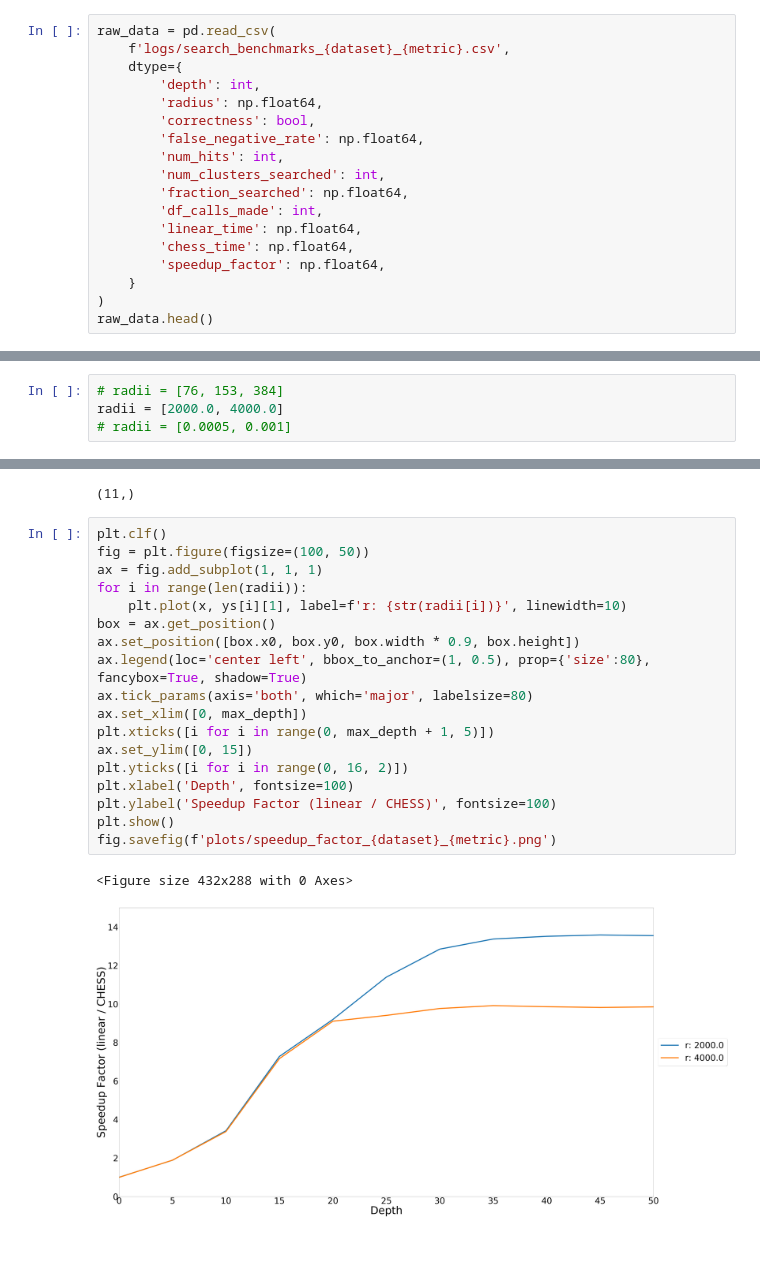
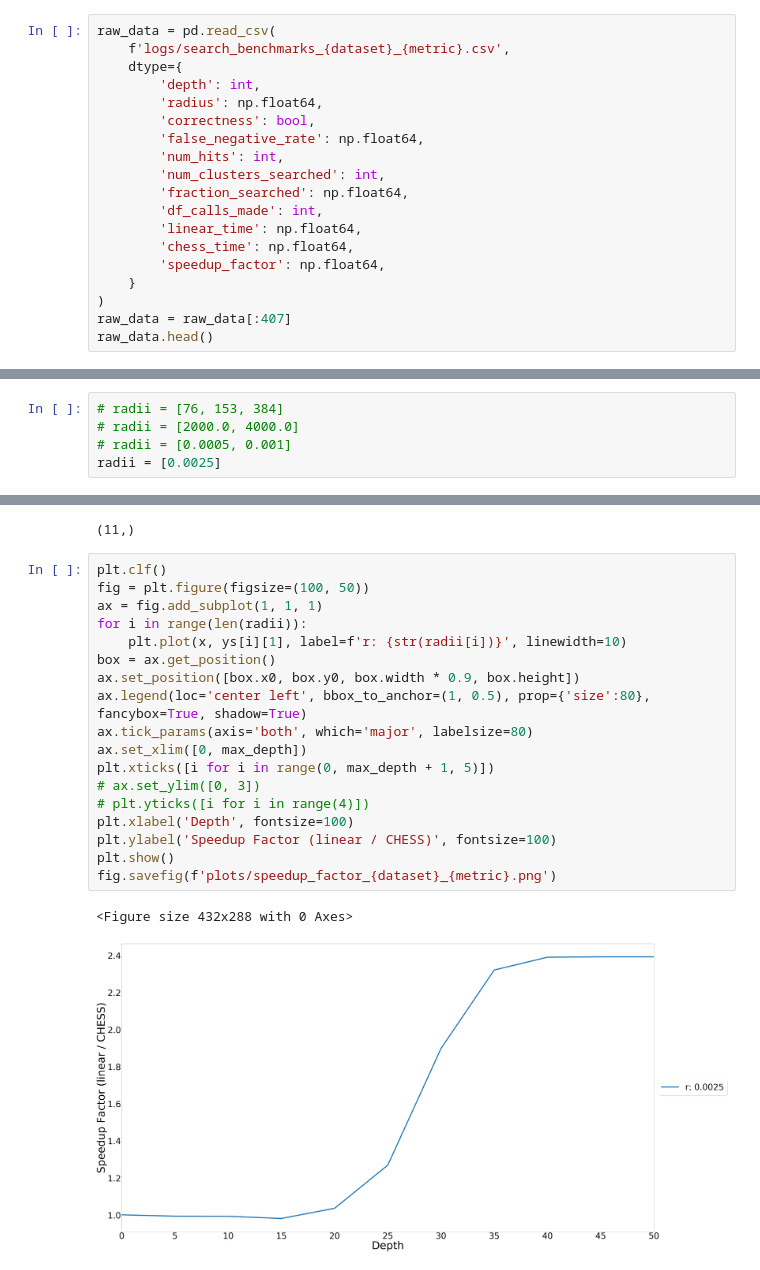
Before and after one commit to nishaq503/CHESS, a Jupyter notebook: data_vis.ipynb, the cells around one changed output, grey strips where cells are left out. Drawn from its saved outputs; the diff is of its cells as text.

Commit message:
updating plots

```diff
--- a/data_vis.ipynb
+++ b/data_vis.ipynb
@@ -150,6 +150,7 @@ raw_data = pd.read_csv(
         'speedup_factor': np.float64,
     }
 )
+raw_data = raw_data[:407]
 raw_data.head()
 # %% [output]
 |  | depth | radius | correctness | false_negative_rate | num_hits | num_clusters_searched | fraction_searched | ... |
@@ -180,7 +181,8 @@ total time: 4004.1834
 # %%
 # radii = [76, 153, 384]
-radii = [2000.0, 4000.0]
+# radii = [2000.0, 4000.0]
 # radii = [0.0005, 0.001]
+radii = [0.0025]
 # %%
 data_by_search_radius = {}
 for r in radii:
@@ -267,24 +266,24 @@ np.shape(ys[0][0])
 # %%
 plt.clf()
 fig = plt.figure(figsize=(100, 50))
 ax = fig.add_subplot(1, 1, 1)
 for i in range(len(radii)):
     plt.plot(x, ys[i][1], label=f'r: {str(radii[i])}', linewidth=10)
 box = ax.get_position()
 ax.set_position([box.x0, box.y0, box.width * 0.9, box.height])
 ax.legend(loc='center left', bbox_to_anchor=(1, 0.5), prop={'size':80}, fancybox=True, shadow=True)
 ax.tick_params(axis='both', which='major', labelsize=80)
 ax.set_xlim([0, max_depth])
 plt.xticks([i for i in range(0, max_depth + 1, 5)])
-ax.set_ylim([0, 15])
-plt.yticks([i for i in range(0, 16, 2)])
+# ax.set_ylim([0, 3])
+# plt.yticks([i for i in range(4)])
 plt.xlabel('Depth', fontsize=100)
 plt.ylabel('Speedup Factor (linear / CHESS)', fontsize=100)
 plt.show()
 fig.savefig(f'plots/speedup_factor_{dataset}_{metric}.png')
 # %% [output]
 <Figure size 432x288 with 0 Axes>
-[figure, old version]
+[figure, new version]
 # %%
 plt.clf()
 fig = plt.figure(figsize=(100, 50))
```
Also changed, not shown: parts of 7 cells of this notebook.
